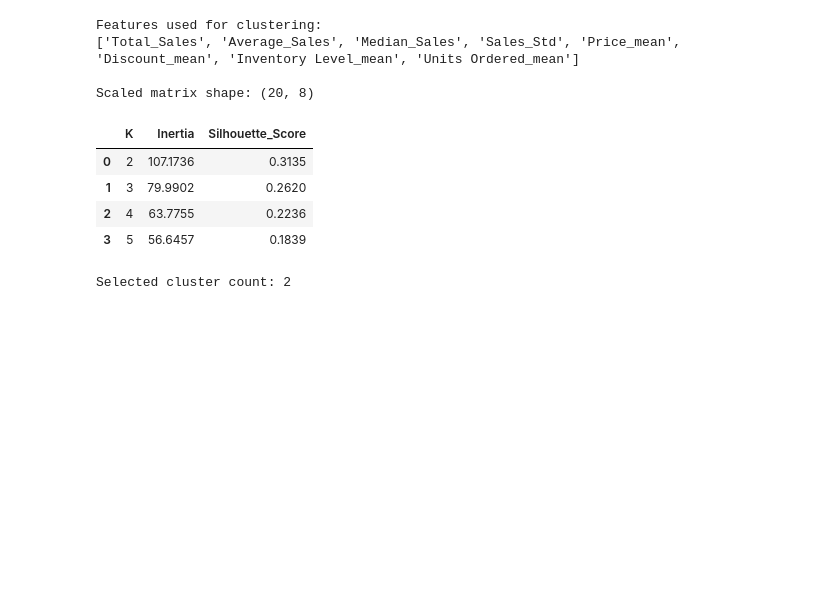
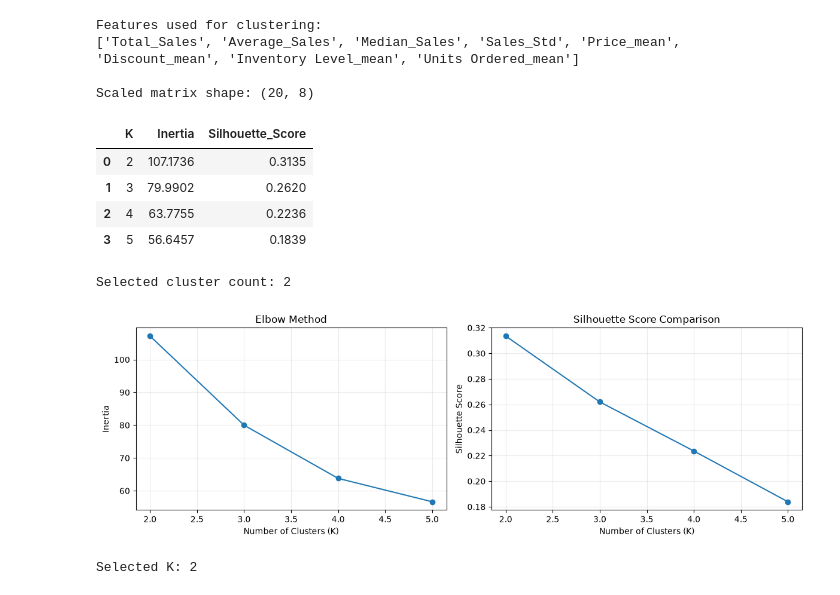
Before and after one commit to rajnityanand/Dukaan-Ai, a Jupyter notebook: notebooks/07_clustering_model.ipynb, the cells around one changed output. Saved outputs shown, nothing was run; the diff lists cells and outputs as text; code cells hidden in the pictures; blank space fills up the shorter version.

```diff
--- a/notebooks/07_clustering_model.ipynb
+++ b/notebooks/07_clustering_model.ipynb
@@ -251,3 +251,38 @@ print("\nSelected cluster count:", best_k)
 | 2 | 4 | 63.7755 | 0.2236 |
 | 3 | 5 | 56.6457 | 0.1839 |
 Selected cluster count: 2
+# %%
+
+# ==========================================
+# DAY 6 - CELL 21: CLUSTER COUNT COMPARISON
+# ==========================================
+
+fig, axes = plt.subplots(1, 2, figsize=(12, 4))
+
+axes[0].plot(
+    cluster_scores_df["K"],
+    cluster_scores_df["Inertia"],
+    marker="o"
+)
+axes[0].set_title("Elbow Method")
+axes[0].set_xlabel("Number of Clusters (K)")
+axes[0].set_ylabel("Inertia")
+axes[0].grid(alpha=0.25)
+
+axes[1].plot(
+    cluster_scores_df["K"],
+    cluster_scores_df["Silhouette_Score"],
+    marker="o"
+)
+axes[1].set_title("Silhouette Score Comparison")
+axes[1].set_xlabel("Number of Clusters (K)")
+axes[1].set_ylabel("Silhouette Score")
+axes[1].grid(alpha=0.25)
+
+plt.tight_layout()
+plt.show()
+
+print("Selected K:", best_k)
+# %% [output]
+[figure, added]
+Selected K: 2
```
Also changed, not shown: parts of 2 cells of this notebook, 4 other files.
